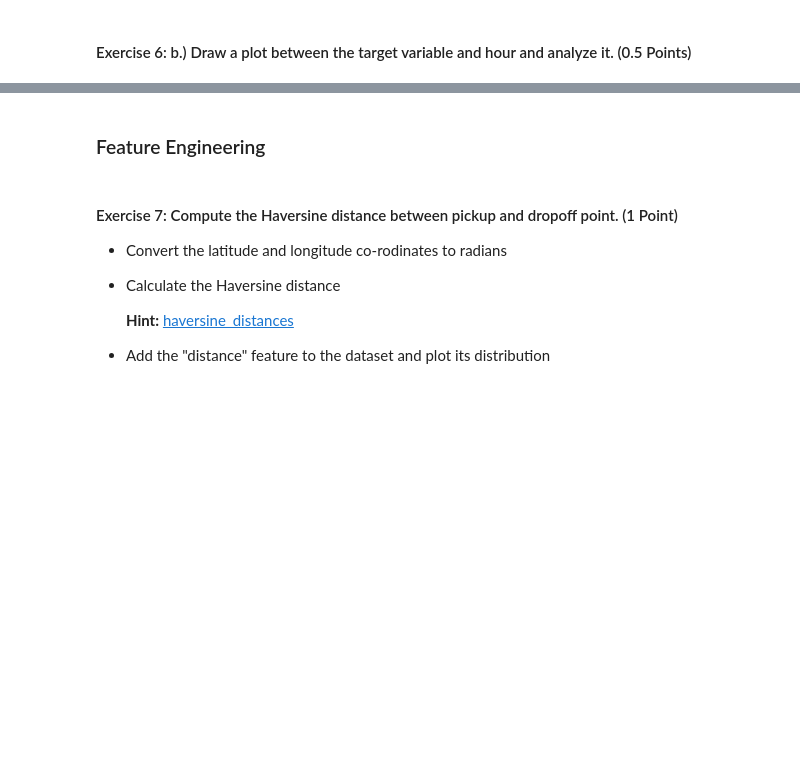
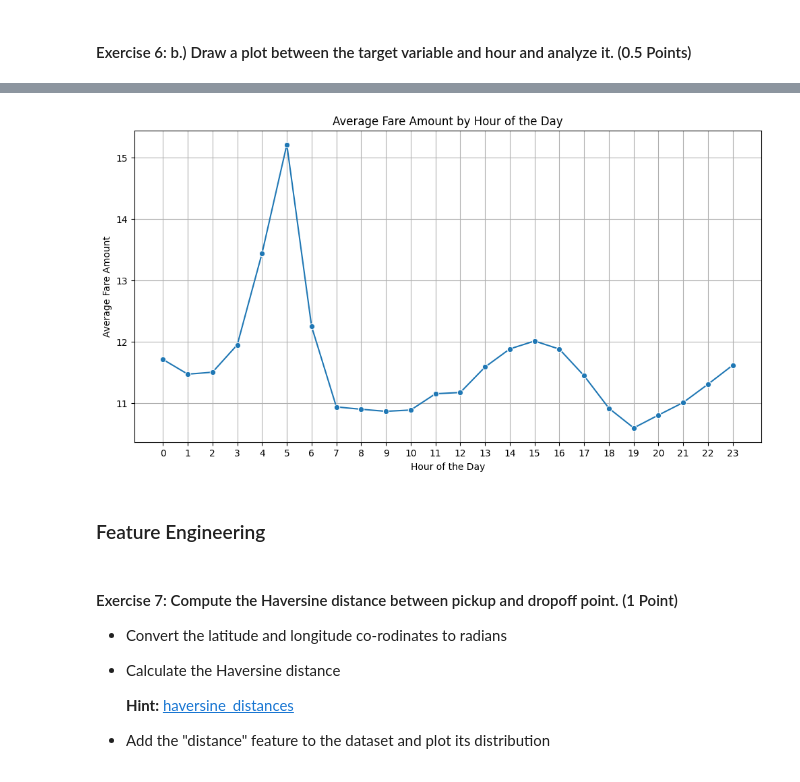
Before and after one commit to Vivek-Sajjan/Video_Classification, a Jupyter notebook: M5_NB_MiniProject_02_Fare_Amount_Prediction_Using_Dask.ipynb, the cells around one changed output, grey strips where cells are left out. Saved outputs shown, nothing was run; the diff lists cells and outputs as text; code cells hidden in the pictures; blank space fills up the shorter version.

```diff
--- a/M5_NB_MiniProject_02_Fare_Amount_Prediction_Using_Dask.ipynb
+++ b/M5_NB_MiniProject_02_Fare_Amount_Prediction_Using_Dask.ipynb
@@ -436,0 +525,24 @@ plt.show()
+# %%
+# prompt: Draw a plot between the target variable and hour and analyze it
+
+import matplotlib.pyplot as plt
+# Calculate the average fare amount for each hour
+average_fare_by_hour = df_dask.groupby('hour')['fare_amount'].mean().compute()
+
+# Create a pandas DataFrame from the computed averages for plotting
+avg_fare_hour_df = average_fare_by_hour.reset_index()
+avg_fare_hour_df.columns = ['hour', 'average_fare']
+
+# Sort by hour for a clearer plot
+avg_fare_hour_df = avg_fare_hour_df.sort_values('hour')
+
+# Plotting using seaborn.lineplot or barplot
+plt.figure(figsize=(12, 6))
+sns.lineplot(x='hour', y='average_fare', data=avg_fare_hour_df, marker='o')
+plt.title('Average Fare Amount by Hour of the Day')
+plt.xlabel('Hour of the Day')
+plt.ylabel('Average Fare Amount')
+plt.xticks(avg_fare_hour_df['hour']) # Ensure all hours are shown on the x-axis
+plt.grid(True)
+plt.show()
+# %% [output]
@@ -437,3 +551,4 @@ plt.show()
+[figure, added]
 # %% [markdown]
 ### Feature Engineering
 # %% [markdown]
```
Also changed, not shown: parts of 6 cells of this notebook.
